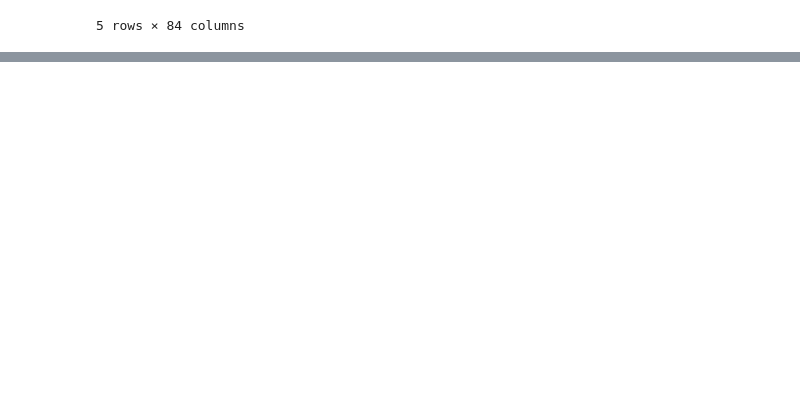
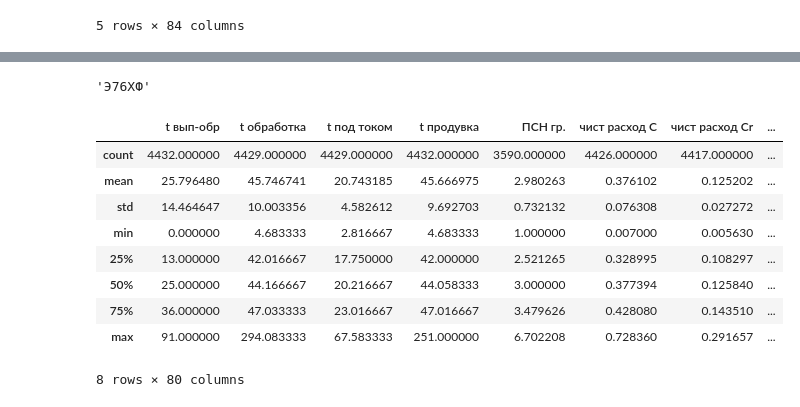
Before and after one commit to newmancu/hackathon_evraz, a Jupyter notebook: solv.ipynb, the cells around one changed output, grey strips where cells are left out. Drawn from its saved outputs; the diff is of its cells as text; code cells hidden in the pictures; blank space fills up the shorter version.

```diff
--- a/solv.ipynb
+++ b/solv.ipynb
@@ -20,0 +30,21 @@ df.head()
+# %%
+counts = df.iloc[:, 2].value_counts()
+predict_label = counts.index[counts.argmax()]
+predict_label
+# %% [output]
+'Э76ХФ'
+# %%
+# EDA Analysis
+edadf = df[df.iloc[:,2] == predict_label]
+edadf.describe()
+# %% [output]
+|  | t вып-обр | t обработка | t под током | t продувка | ПСН гр. | чист расход C | чист расход Cr | ... |
+| count | 4432.000000 | 4429.000000 | 4429.000000 | 4432.000000 | 3590.000000 | 4426.000000 | 4417.000000 | ... |
+| mean | 25.796480 | 45.746741 | 20.743185 | 45.666975 | 2.980263 | 0.376102 | 0.125202 | ... |
+| std | 14.464647 | 10.003356 | 4.582612 | 9.692703 | 0.732132 | 0.076308 | 0.027272 | ... |
+| min | 0.000000 | 4.683333 | 2.816667 | 4.683333 | 1.000000 | 0.007000 | 0.005630 | ... |
+| 25% | 13.000000 | 42.016667 | 17.750000 | 42.000000 | 2.521265 | 0.328995 | 0.108297 | ... |
+| 50% | 25.000000 | 44.166667 | 20.216667 | 44.058333 | 3.000000 | 0.377394 | 0.125840 | ... |
+| 75% | 36.000000 | 47.033333 | 23.016667 | 47.016667 | 3.479626 | 0.428080 | 0.143510 | ... |
+| max | 91.000000 | 294.083333 | 67.583333 | 251.000000 | 6.702208 | 0.728360 | 0.291657 | ... |
+8 rows × 80 columns
```
Also changed, not shown: parts of 62 cells of this notebook, 1 other file.
